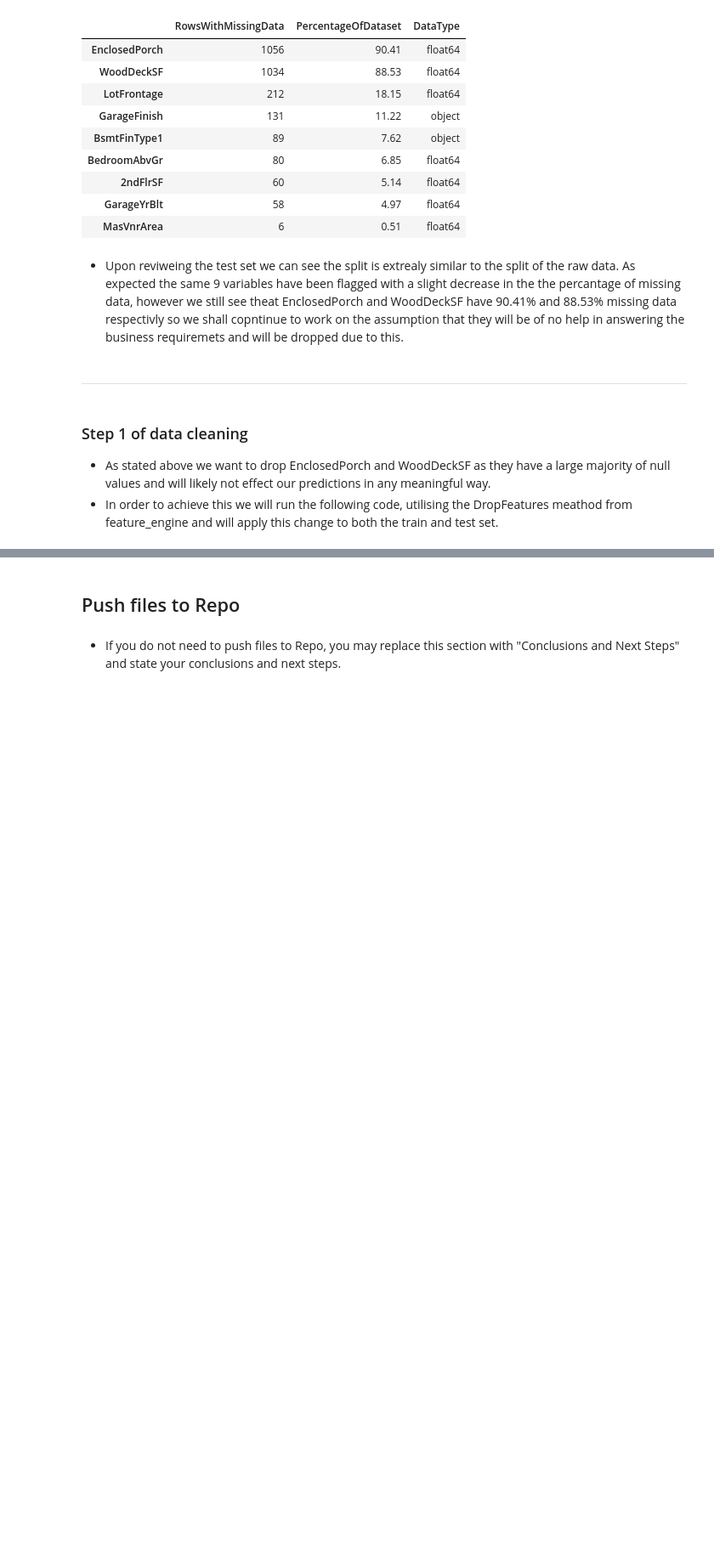
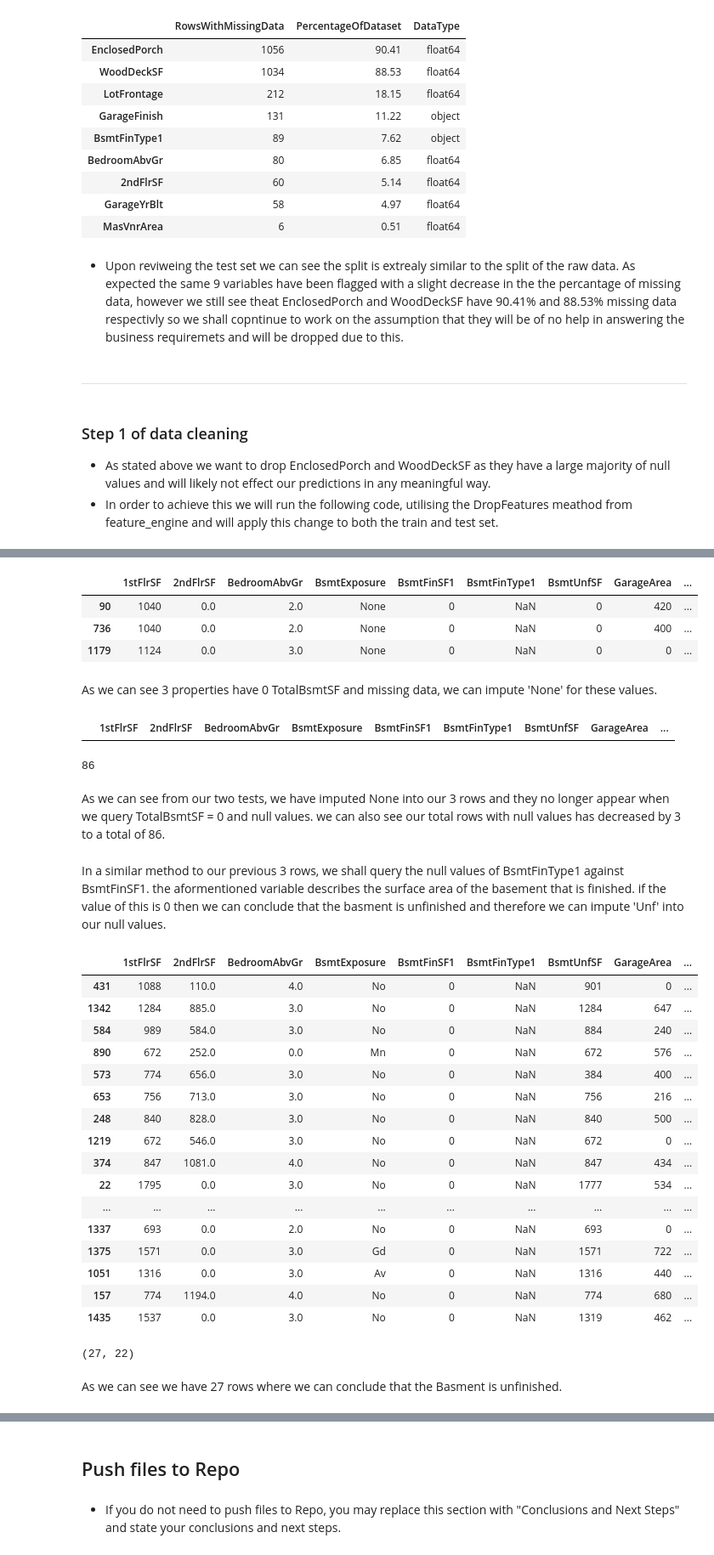
Before and after one commit to GeorgeOsborn97/CI-Project-5-Predictive-Analytics, a Jupyter notebook: jupyter_notebooks/03 - DataCleaning.ipynb, the cells around one changed output, grey strips where cells are left out. Shown: that part at 85% size. Drawn from its saved outputs; the diff is of its cells as text; code cells hidden in the pictures; blank space fills up the shorter version.

Commit message:
Continue Data Cleaning, all variables cleaned exceppt for GarageYrBlt

```diff
--- a/jupyter_notebooks/03 - DataCleaning.ipynb
+++ b/jupyter_notebooks/03 - DataCleaning.ipynb
@@ -390,0 +472,8 @@ KeyError: "None of [Index(['EnclosedPorch', 'WoodDeckSF'], dtype='object')] are
+# %%
+pipeline = Pipeline([
+    ('2ndFlrSF_BedrromAbvGr_MasVnrArea', ArbitraryNumberImputer(arbitrary_number=0, variables=['2ndFlrSF', 'BedroomAbvGr', 'MasVnrArea']))
+])
+pipeline.fit(TrainSet)
+TrainSet, TestSet = pipeline.transform(TrainSet), pipeline.transform(TestSet)
+df_clean = pipeline.transform(df_clean)
+EvaluateMissingData(TrainSet)
@@ -390,0 +520,6 @@ KeyError: "None of [Index(['EnclosedPorch', 'WoodDeckSF'], dtype='object')] are
+# %%
+mean_imputer = MeanMedianImputer(imputation_method='mean', variables=['LotFrontage'])
+mean_imputer.fit(TrainSet)
+TrainSet, TestSet = mean_imputer.transform(TrainSet), mean_imputer.transform(TestSet)
+df_clean = mean_imputer.transform(df_clean)
+EvaluateMissingData(TrainSet)
@@ -390,0 +558,57 @@ KeyError: "None of [Index(['EnclosedPorch', 'WoodDeckSF'], dtype='object')] are
+# %%
+TrainSet[TrainSet['BsmtFinType1'].isna()].query('TotalBsmtSF==0').sort_values(by=['TotalBsmtSF'])
+# %% [output]
+|  | 1stFlrSF | 2ndFlrSF | BedroomAbvGr | BsmtExposure | BsmtFinSF1 | BsmtFinType1 | BsmtUnfSF | GarageArea | ... |
+| 90 | 1040 | 0.0 | 2.0 | None | 0 | NaN | 0 | 420 | ... |
+| 736 | 1040 | 0.0 | 2.0 | None | 0 | NaN | 0 | 400 | ... |
+| 1179 | 1124 | 0.0 | 3.0 | None | 0 | NaN | 0 | 0 | ... |
+# %% [markdown]
+As we can see 3 properties have 0 TotalBsmtSF and missing data, we can impute 'None' for these values.
+# %%
+train_query_condition = (TrainSet.TotalBsmtSF == 0) & (TrainSet['BsmtFinType1'].isnull())
+TrainSet['BsmtFinType1'] = np.where(train_query_condition, 'None', TrainSet['BsmtFinType1'])
+
+test_query_condition = (TestSet.TotalBsmtSF == 0) & (TestSet['BsmtFinType1'].isnull())
+TestSet['BsmtFinType1'] = np.where(test_query_condition, 'None', TestSet['BsmtFinType1'])
+
+df_clean_query_condition = (df_clean.TotalBsmtSF == 0) & (df_clean['BsmtFinType1'].isnull())
+df_clean['BsmtFinType1'] = np.where(df_clean_query_condition, 'None', df_clean['BsmtFinType1'])
+# %%
+TrainSet[TrainSet['BsmtFinType1'].isna()].query('TotalBsmtSF==0').sort_values(by=['TotalBsmtSF'])
+# %% [output]
+|  | 1stFlrSF | 2ndFlrSF | BedroomAbvGr | BsmtExposure | BsmtFinSF1 | BsmtFinType1 | BsmtUnfSF | GarageArea | ... |
+# %%
+TrainSet['BsmtFinType1'].isna().sum()
+# %% [output]
+86
+# %% [markdown]
+As we can see from our two tests, we have imputed None into our 3 rows and they no longer appear when we query TotalBsmtSF = 0 and null values. we can also see our total rows with null values has decreased by 3 to a total of 86.
+# %% [markdown]
+In a similar method to our previous 3 rows, we shall query the null values of BsmtFinType1 against BsmtFinSF1. the aformentioned variable describes the surface area of the basement that is finished. if the value of this is 0 then we can conclude that the basment is unfinished and therefore we can impute 'Unf' into our null values.
+# %%
+TrainSet[TrainSet['BsmtFinType1'].isna()].query('BsmtFinSF1==0').sort_values(by=['BsmtFinSF1'])
+# %% [output]
+|  | 1stFlrSF | 2ndFlrSF | BedroomAbvGr | BsmtExposure | BsmtFinSF1 | BsmtFinType1 | BsmtUnfSF | GarageArea | ... |
+| 431 | 1088 | 110.0 | 4.0 | No | 0 | NaN | 901 | 0 | ... |
+| 1342 | 1284 | 885.0 | 3.0 | No | 0 | NaN | 1284 | 647 | ... |
+| 584 | 989 | 584.0 | 3.0 | No | 0 | NaN | 884 | 240 | ... |
+| 890 | 672 | 252.0 | 0.0 | Mn | 0 | NaN | 672 | 576 | ... |
+| 573 | 774 | 656.0 | 3.0 | No | 0 | NaN | 384 | 400 | ... |
+| 653 | 756 | 713.0 | 3.0 | No | 0 | NaN | 756 | 216 | ... |
+| 248 | 840 | 828.0 | 3.0 | No | 0 | NaN | 840 | 500 | ... |
+| 1219 | 672 | 546.0 | 3.0 | No | 0 | NaN | 672 | 0 | ... |
+| 374 | 847 | 1081.0 | 4.0 | No | 0 | NaN | 847 | 434 | ... |
+| 22 | 1795 | 0.0 | 3.0 | No | 0 | NaN | 1777 | 534 | ... |
+| ... | ... | ... | ... | ... | ... | ... | ... | ... | ... |
+| 1337 | 693 | 0.0 | 2.0 | No | 0 | NaN | 693 | 0 | ... |
+| 1375 | 1571 | 0.0 | 3.0 | Gd | 0 | NaN | 1571 | 722 | ... |
+| 1051 | 1316 | 0.0 | 3.0 | Av | 0 | NaN | 1316 | 440 | ... |
+| 157 | 774 | 1194.0 | 4.0 | No | 0 | NaN | 774 | 680 | ... |
+| 1435 | 1537 | 0.0 | 3.0 | No | 0 | NaN | 1319 | 462 | ... |
+# %%
+unf_df = TrainSet[TrainSet['BsmtFinType1'].isna()].query('BsmtFinSF1==0').sort_values(by=['BsmtFinSF1'])
+print(unf_df.shape)
+# %% [output]
+(27, 22)
+# %% [markdown]
+As we can see we have 27 rows where we can conclude that the Basment is unfinished.
```
Also changed, not shown: parts of 57 cells of this notebook.
